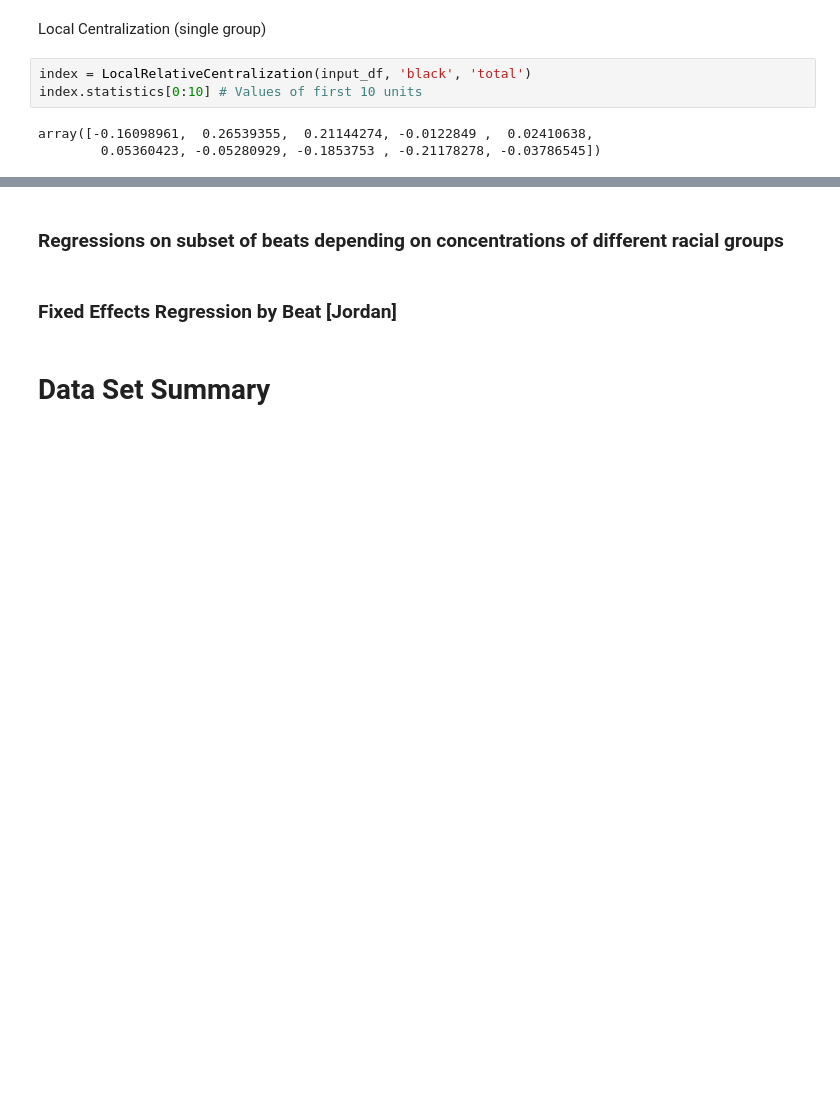
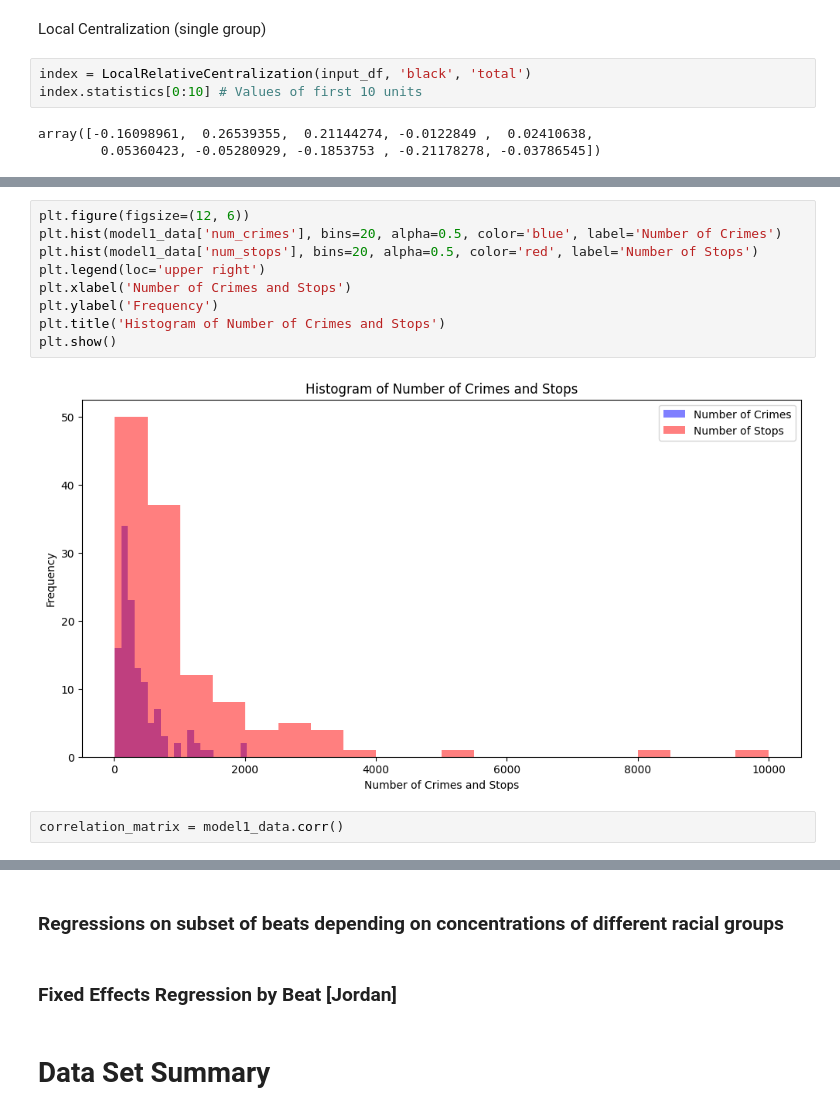
Before and after one commit to aldabbagh/DPI617, a Jupyter notebook: starter.ipynb, the cells around one changed output, grey strips where cells are left out. Cells and saved outputs as stored; diff of their text form; blank space fills up the shorter version.

```diff
--- a/starter.ipynb
+++ b/starter.ipynb
@@ -1054,0 +1099,13 @@ Notes:
+# %%
+plt.figure(figsize=(12, 6))
+plt.hist(model1_data['num_crimes'], bins=20, alpha=0.5, color='blue', label='Number of Crimes')
+plt.hist(model1_data['num_stops'], bins=20, alpha=0.5, color='red', label='Number of Stops')
+plt.legend(loc='upper right')
+plt.xlabel('Number of Crimes and Stops')
+plt.ylabel('Frequency')
+plt.title('Histogram of Number of Crimes and Stops')
+plt.show()
+# %% [output]
+[figure, added]
+# %%
+correlation_matrix = model1_data.corr()
```
Also changed, not shown: parts of 32 cells of this notebook, 1 other file.
